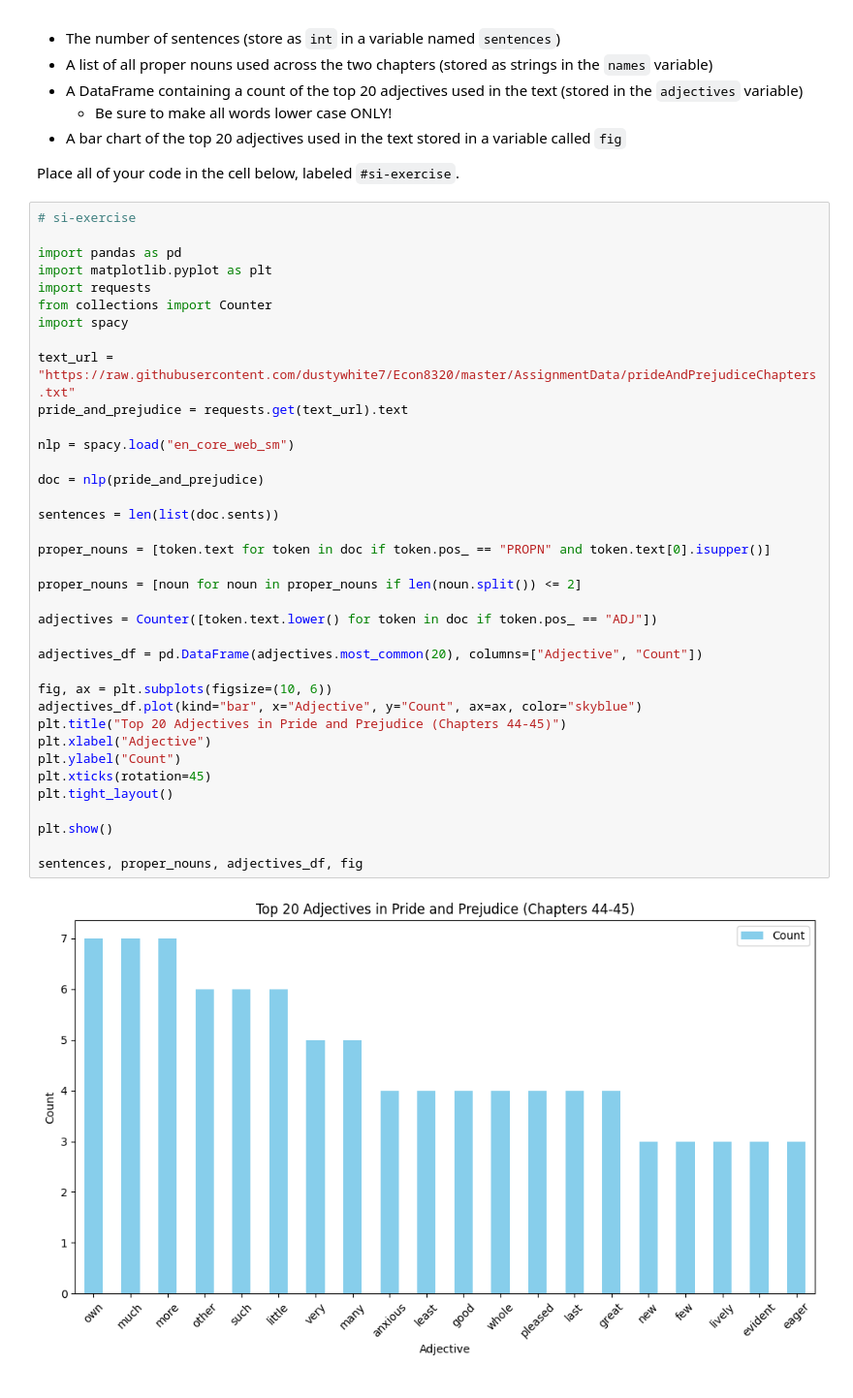
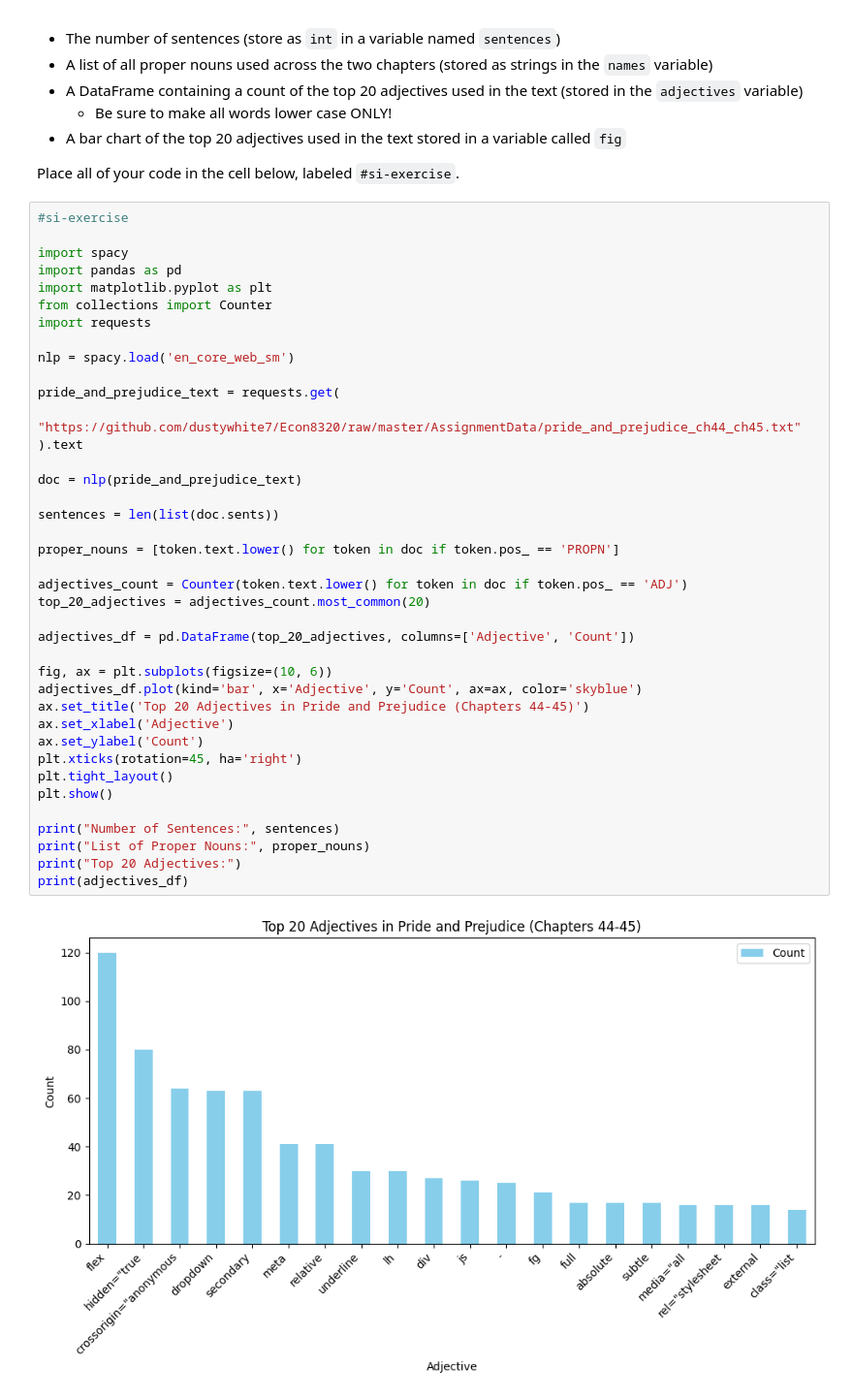
Before and after one commit to UNOBusinessForecasting/assignment-12-natural-language-processing-nlp-with-spacy-ismaelbjr, a Jupyter notebook: Lesson.ipynb, the cells around one changed output. Shown at 97% size. Saved outputs shown, nothing was run; the diff lists cells and outputs as text.

```diff
--- a/Lesson.ipynb
+++ b/Lesson.ipynb
@@ -205,41 +205,43 @@ In this project, you will use the text from chapters 44 and 45 of *Pride and Pre
 
 Place all of your code in the cell below, labeled `#si-exercise`.
 # %%
-# si-exercise
+#si-exercise
 
+import spacy
 import pandas as pd
 import matplotlib.pyplot as plt
+from collections import Counter
 import requests
-from collections import Counter
-import spacy
 
-text_url = "https://raw.githubusercontent.com/dustywhite7/Econ8320/master/AssignmentData/prideAndPrejudiceChapters.txt"
-pride_and_prejudice = requests.get(text_url).text
+nlp = spacy.load('en_core_web_sm')
 
-nlp = spacy.load("en_core_web_sm")
+pride_and_prejudice_text = requests.get(
+    "https://github.com/dustywhite7/Econ8320/raw/master/AssignmentData/pride_and_prejudice_ch44_ch45.txt"
+).text
 
-doc = nlp(pride_and_prejudice)
+doc = nlp(pride_and_prejudice_text)
 
 sentences = len(list(doc.sents))
 
-proper_nouns = [token.text for token in doc if token.pos_ == "PROPN" and token.text[0].isupper()]
+proper_nouns = [token.text.lower() for token in doc if token.pos_ == 'PROPN']
 
-proper_nouns = [noun for noun in proper_nouns if len(noun.split()) <= 2]
+adjectives_count = Counter(token.text.lower() for token in doc if token.pos_ == 'ADJ')
+top_20_adjectives = adjectives_count.most_common(20)
 
-adjectives = Counter([token.text.lower() for token in doc if token.pos_ == "ADJ"])
-
-adjectives_df = pd.DataFrame(adjectives.most_common(20), columns=["Adjective", "Count"])
+adjectives_df = pd.DataFrame(top_20_adjectives, columns=['Adjective', 'Count'])
 
 fig, ax = plt.subplots(figsize=(10, 6))
-adjectives_df.plot(kind="bar", x="Adjective", y="Count", ax=ax, color="skyblue")
-plt.title("Top 20 Adjectives in Pride and Prejudice (Chapters 44-45)")
-plt.xlabel("Adjective")
-plt.ylabel("Count")
-plt.xticks(rotation=45)
+adjectives_df.plot(kind='bar', x='Adjective', y='Count', ax=ax, color='skyblue')
+ax.set_title('Top 20 Adjectives in Pride and Prejudice (Chapters 44-45)')
+ax.set_xlabel('Adjective')
+ax.set_ylabel('Count')
+plt.xticks(rotation=45, ha='right')
 plt.tight_layout()
-
 plt.show()
 
-sentences, proper_nouns, adjectives_df, fig
+print("Number of Sentences:", sentences)
+print("List of Proper Nouns:", proper_nouns)
+print("Top 20 Adjectives:")
+print(adjectives_df)
 # %% [output]
-[figure, old version]
+[figure, new version]
```
Also changed, not shown: parts of 1 cell of this notebook.
